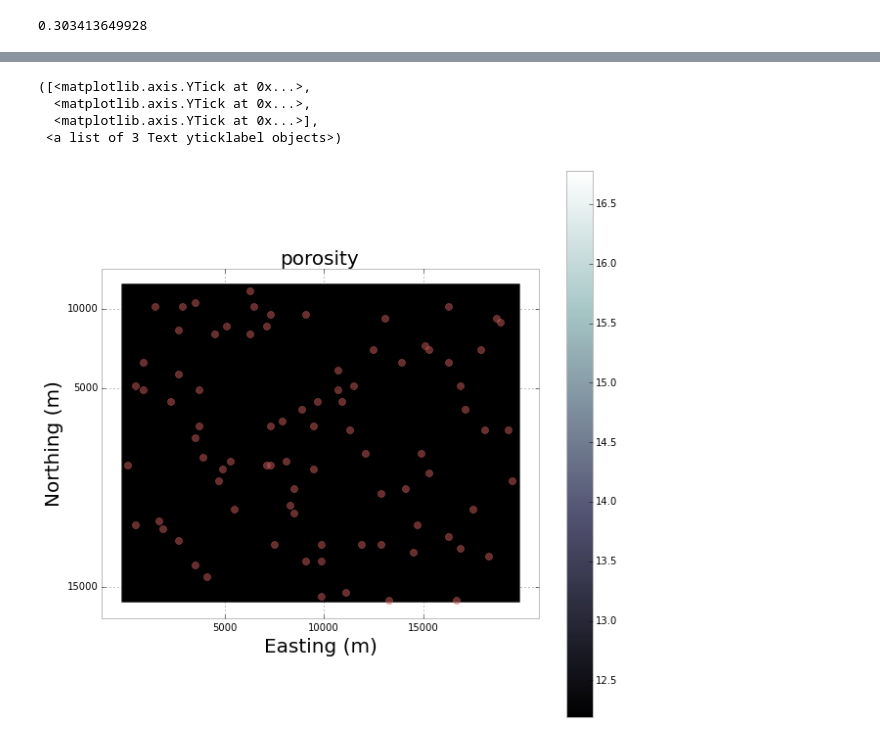
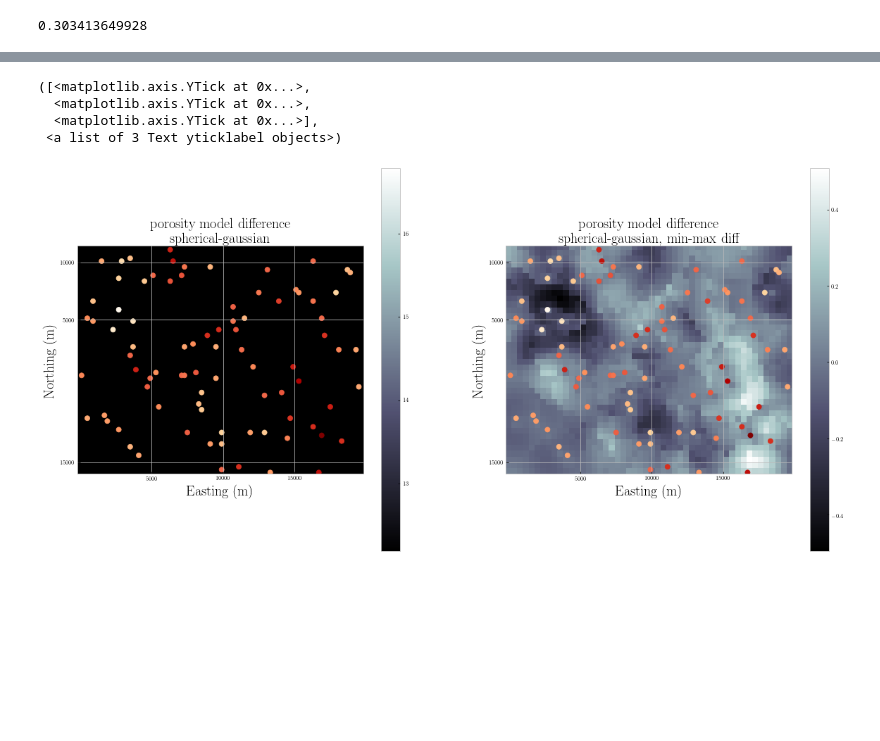
Before and after one commit to fedhere/UInotebooks, a Jupyter notebook: kriging/kriging_porosity.ipynb, the cells around one changed output, grey strips where cells are left out. Saved outputs shown, nothing was run; the diff lists cells and outputs as text; code cells hidden in the pictures; blank space fills up the shorter version.

```diff
--- a/kriging/kriging_porosity.ipynb
+++ b/kriging/kriging_porosity.ipynb
@@ -107,4 +142,5 @@ print  SVh( x, 1000, 500 )
 # %%
-mysv = SV( x, np.arange(1,10000,500), 500 )
+lag = 100
+mysv = SV( x, np.arange(1, 10000, lag), 500 )
 print mysv
 # %% [output]
@@ -121,11 +164,11 @@ print mysv
 # %%
-bw = 500
+
 # lags in 500 meter increments from zero to 10,000
-hs = np.arange(0,10500,bw)
+hs = np.arange(0, 10500, lag)
 #mysv = SV( x, hs, bw )
 pl.figure(figsize=(10,10))
 plot( mysv[0], mysv[1], '.-' )
-xlabel('Lag [m]', fontsize=20)
-ylabel('Semivariogram', fontsize=20)
-title('Sample Semivariogram\nporosity data', fontsize=20) ;
+pl.xlabel('Lag [m]', fontsize=20)
+pl.ylabel('Semivariogram', fontsize=20)
+pl.title('Sample Semivariogram\nporosity data, lag %dm'%lag, fontsize=20)
 # %% [output]
@@ -146,7 +190,7 @@ and that is
 
 $\sum \lambda_j ~Cov(k,j) = Cov(0,k)$
 # %%
-
+# different variogram models
 def opt( fct, x, y, C0, meshSize=1000 ):
     parameterRange = [ x[1], x[-1] ]
     mse = np.zeros( meshSize )
@@ -181,7 +225,7 @@ def spherical( h, a, C0 ):
 def exponentialngt(h, a, C0):
     #print "exp"
     '''
-    Spherical model of the semivariogram
+    Exponential model of the semivariogram
     '''
     # if h is a single digit
     if type(h) == np.float64:
@@ -196,9 +240,9 @@ def exponentialngt(h, a, C0):
 
 
 def gaussianngt(h, a, C0):
-    #print "exp"
+    #print "gaus"
     '''
-    Spherical model of the semivariogram
+    Gaussian model of the semivariogram
     '''
     # if h is a single digit
     if type(h) == np.float64:
@@ -469,41 +525,44 @@ yticks( [12.5,2.50,37.5], [5000,10000,15000] )
 # %%
+fig = pl.figure(figsize=(20,10))
+
 #the difference between the spherical and gaussian kernel
 H = np.zeros_like( z)
 for i in range( z.shape[0] ):
     for j in range( z.shape[1] ):
         H[i,j] = np.round( z[i,j]*3 )
-ax = pl.figure(figsize=(10,10)).add_subplot(111)
+ax1 = fig.add_subplot(121)
 
-pl.imshow( z-z2, cmap='bone', interpolation='nearest' , clim=(min(z.flatten()), max(z.flatten())))
+pl.imshow( z - z2, cmap='bone', interpolation='nearest' ,
+          clim=(min(z.flatten()), max(z.flatten())))
 pl.colorbar()
-ax.scatter( x[:,0]/400.0, x[:,1]/400.0, color = 'IndianRed', alpha = 0.5,
+ax1.scatter( x[:,0]/400.0, x[:,1]/400.0, c=x[:,2], cmap='OrRd',
            linewidths=0.75, s=50 )
 #xlim(0,99) ; ylim(0,89)
 #ax.axis('off')
 
 pl.xlabel("Easting (m)", fontsize=20)
 pl.ylabel("Northing (m)", fontsize=20)
-pl.title("porosity", fontsize=20)
+pl.title("porosity model difference\nspherical-gaussian", fontsize=20)
 xticks( [12.5,25.0,37.5], [5000,10000,15000] )
 yticks( [12.5,2.50,37.5], [5000,10000,15000] )
 
-ax = pl.figure(figsize=(10,10)).add_subplot(111)
+ax2 = fig.add_subplot(122)
 
-pl.imshow( z-z2, cmap='bone', interpolation='nearest' )
+pl.imshow( z - z2, cmap='bone', interpolation='nearest' )
 pl.colorbar()
-ax.scatter( x[:,0]/400.0, x[:,1]/400.0, color = 'IndianRed', alpha = 0.5,
+ax2.scatter( x[:,0]/400.0, x[:,1]/400.0, c=x[:,2], cmap='OrRd',
            linewidths=0.75, s=50 )
 #xlim(0,99) ; ylim(0,89)
 #ax.axis('off')
 
 pl.xlabel("Easting (m)", fontsize=20)
 pl.ylabel("Northing (m)", fontsize=20)
-pl.title("porosity", fontsize=20)
+pl.title("porosity model difference\nspherical-gaussian, min-max diff", fontsize=20)
 xticks( [12.5,25.0,37.5], [5000,10000,15000] )
 yticks( [12.5,2.50,37.5], [5000,10000,15000] )
 # %% [output]
 ([<matplotlib.axis.YTick at 0x...>,
   <matplotlib.axis.YTick at 0x...>,
   <matplotlib.axis.YTick at 0x...>],
  <a list of 3 Text yticklabel objects>)
-[figure, old version]
+[figure, new version]
```
Also changed, not shown: parts of 31 cells of this notebook.
